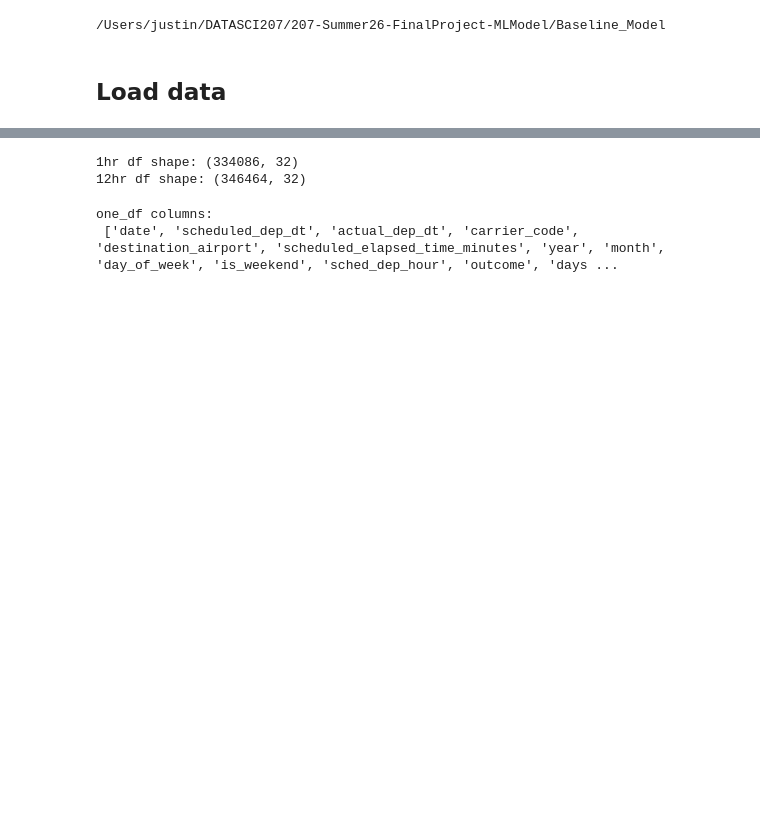
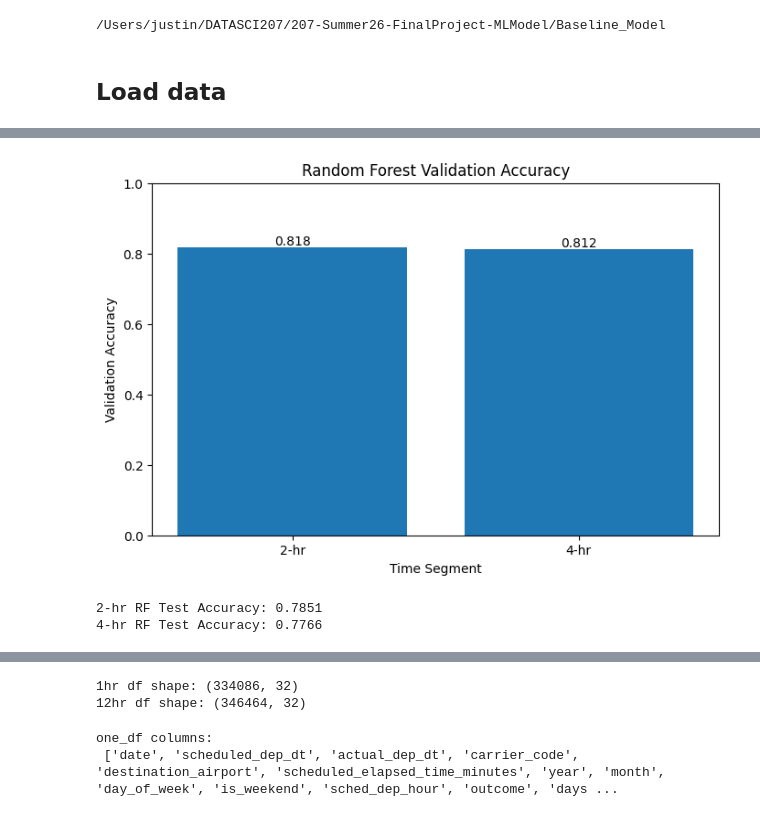
Before and after one commit to UC-Berkeley-I-School/207-Summer26-FinalProject-MLModel, a Jupyter notebook: Baseline_Model/SFO_Flights_1hr_12hr_Baseline_Justin.ipynb, the cells around one changed output, grey strips where cells are left out. Saved outputs shown, nothing was run; the diff lists cells and outputs as text; code cells hidden in the pictures; blank space fills up the shorter version.

```diff
--- a/Baseline_Model/SFO_Flights_1hr_12hr_Baseline_Justin.ipynb
+++ b/Baseline_Model/SFO_Flights_1hr_12hr_Baseline_Justin.ipynb
@@ -22,0 +712,27 @@ print(os.getcwd())
+# %%
+# random forest validation accuracy
+rf_val_acc_p = [
+    two_p_clf_forest.score(two_p_X_val_cl_imp, two_p_y_val_cl),
+    four_p_clf_forest.score(four_p_X_val_cl_imp, four_p_y_val_cl)
+]
+
+plt.figure(figsize=(8,5))
+bars2 = plt.bar(segments_p, rf_val_acc_p)
+plt.xlabel("Time Segment")
+plt.ylabel("Validation Accuracy")
+plt.title("Random Forest Validation Accuracy")
+plt.ylim(0, 1)
+plt.bar_label(bars2, fmt='%.3f')
+plt.show()
+# %% [output]
+[figure, added]
+# %%
+# get random forest test accuracy for fair comparison
+two_p_rf_test_acc = two_p_clf_forest.score(two_p_X_test_cl_imp, two_p_y_test_cl)
+four_p_rf_test_acc = four_p_clf_forest.score(four_p_X_test_cl_imp, four_p_y_test_cl)
+
+print(f"2-hr RF Test Accuracy: {two_p_rf_test_acc:.4f}")
+print(f"4-hr RF Test Accuracy: {four_p_rf_test_acc:.4f}")
+# %% [output]
+2-hr RF Test Accuracy: 0.7851
+4-hr RF Test Accuracy: 0.7766
```
Also changed, not shown: parts of 69 cells of this notebook.
